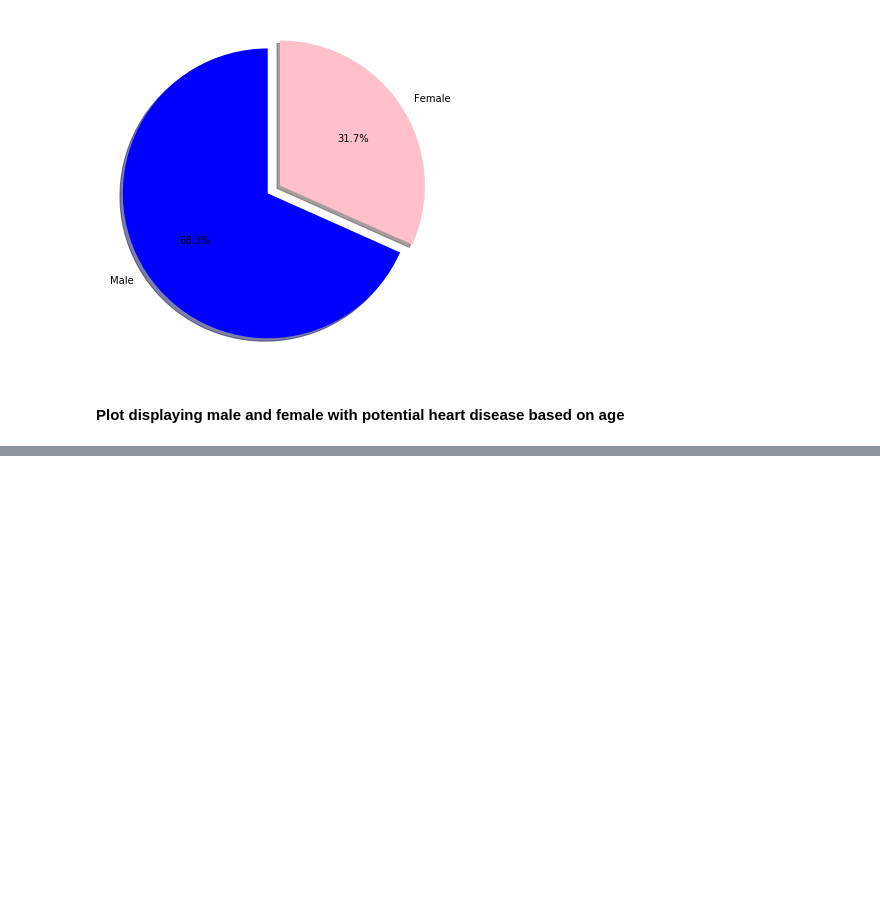
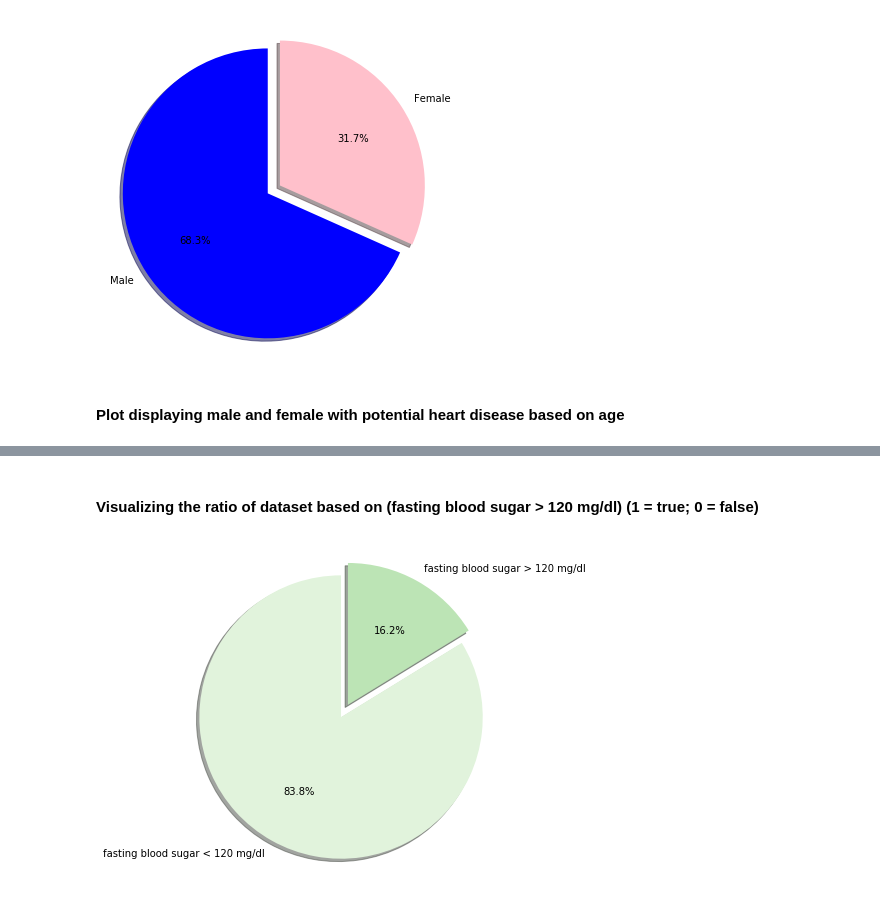
Before and after one commit to chauhan-nitin/UCI_HeartDisease, a Jupyter notebook: heartdisease.ipynb, the cells around one changed output, grey strips where cells are left out. Cells and saved outputs as stored; diff of their text form; code cells hidden in the pictures; blank space fills up the shorter version.

```diff
--- a/heartdisease.ipynb
+++ b/heartdisease.ipynb
@@ -109,0 +149,17 @@ plt.show()
+# %% [markdown]
+#### Visualizing the ratio of dataset based on (fasting blood sugar > 120 mg/dl) (1 = true; 0 = false)
+# %%
+# Data to plot
+labels = 'fasting blood sugar < 120 mg/dl','fasting blood sugar > 120 mg/dl'
+sizes = [len(datafr[datafr['fbs'] == 0]),len(datafr[datafr['cp'] == 1])]
+
+plt.figure(figsize=(6,6))
+
+# Plot
+plt.pie(sizes, explode=(0.05, 0.05), labels=labels, colors=sns.color_palette("Greens"),
+autopct='%1.1f%%', shadow=True, startangle=90)
+
+plt.axis('equal')
+plt.show()
+# %% [output]
+[figure, added]
```
Also changed, not shown: parts of 28 cells of this notebook.
